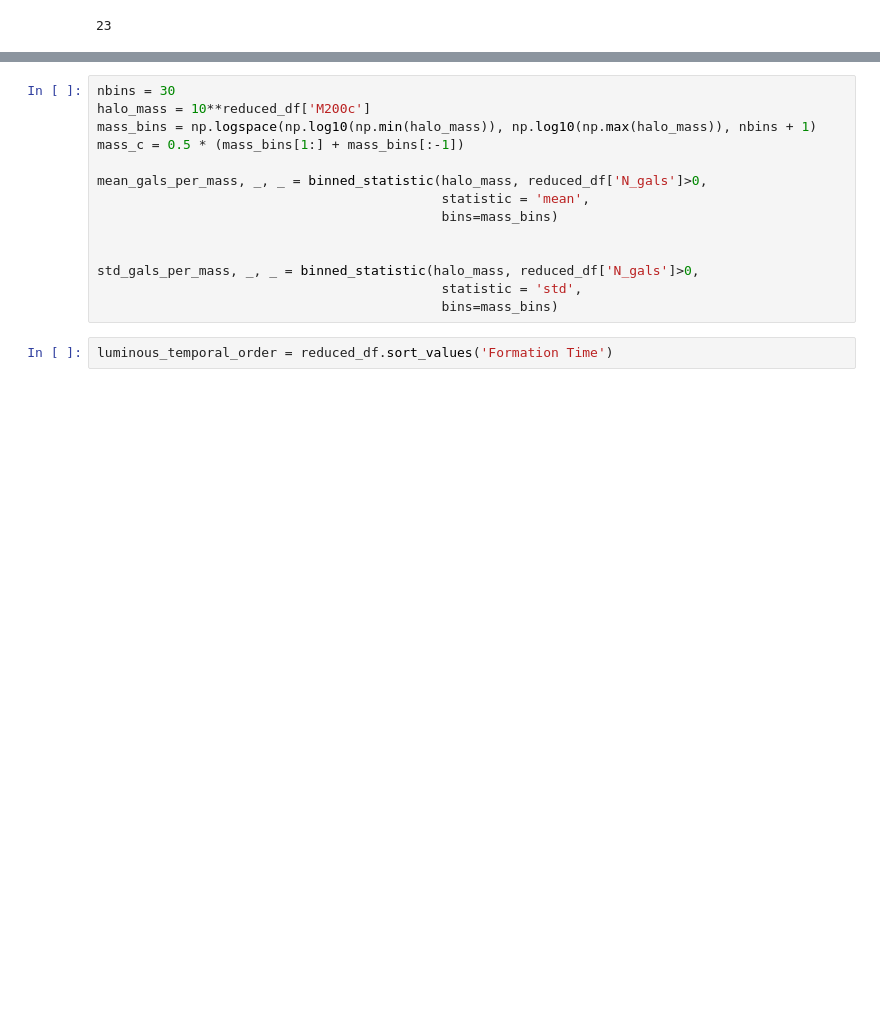
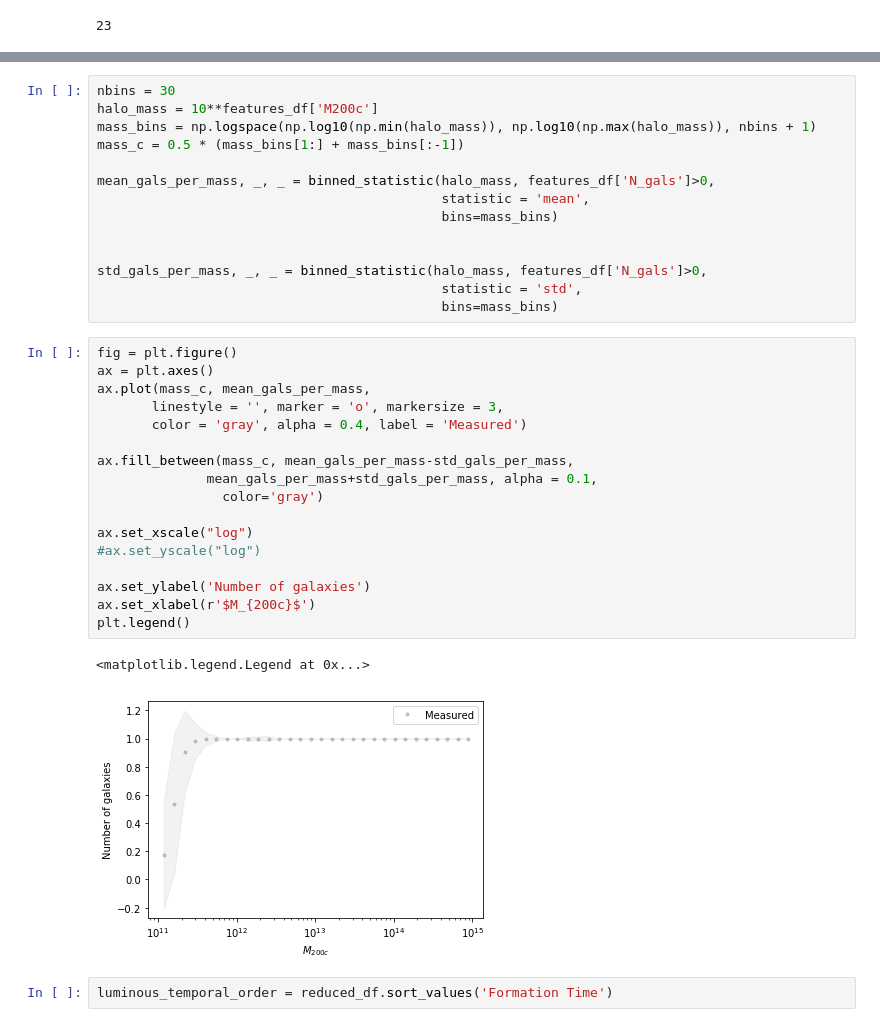
Before and after one commit to florpi/GaHaCo, a Jupyter notebook: notebooks/data_validation.ipynb, the cells around one changed output, grey strips where cells are left out. Cells and saved outputs as stored; diff of their text form; blank space fills up the shorter version.

```diff
--- a/notebooks/data_validation.ipynb
+++ b/notebooks/data_validation.ipynb
@@ -174,17 +198,37 @@ plt.yticks(range(len(reduced_df.columns[selected_features].values)),
 # %%
 nbins = 30
-halo_mass = 10**reduced_df['M200c']
+halo_mass = 10**features_df['M200c']
 mass_bins = np.logspace(np.log10(np.min(halo_mass)), np.log10(np.max(halo_mass)), nbins + 1)
 mass_c = 0.5 * (mass_bins[1:] + mass_bins[:-1])
 
-mean_gals_per_mass, _, _ = binned_statistic(halo_mass, reduced_df['N_gals']>0,
+mean_gals_per_mass, _, _ = binned_statistic(halo_mass, features_df['N_gals']>0,
                                             statistic = 'mean',
                                             bins=mass_bins)
 
 
-std_gals_per_mass, _, _ = binned_statistic(halo_mass, reduced_df['N_gals']>0,
+std_gals_per_mass, _, _ = binned_statistic(halo_mass, features_df['N_gals']>0,
                                             statistic = 'std',
                                             bins=mass_bins)
+# %%
+fig = plt.figure()
+ax = plt.axes()
+ax.plot(mass_c, mean_gals_per_mass,
+       linestyle = '', marker = 'o', markersize = 3,
+       color = 'gray', alpha = 0.4, label = 'Measured')
+
+ax.fill_between(mass_c, mean_gals_per_mass-std_gals_per_mass,
+              mean_gals_per_mass+std_gals_per_mass, alpha = 0.1,
+                color='gray')
+
+ax.set_xscale("log")
+#ax.set_yscale("log")
+
+ax.set_ylabel('Number of galaxies')
+ax.set_xlabel(r'$M_{200c}$')
+plt.legend()
+# %% [output]
+<matplotlib.legend.Legend at 0x...>
+[figure, added]
 # %%
 luminous_temporal_order = reduced_df.sort_values('Formation Time')
 # %%
```
Also changed, not shown: parts of 29 cells of this notebook, 4 other files.
